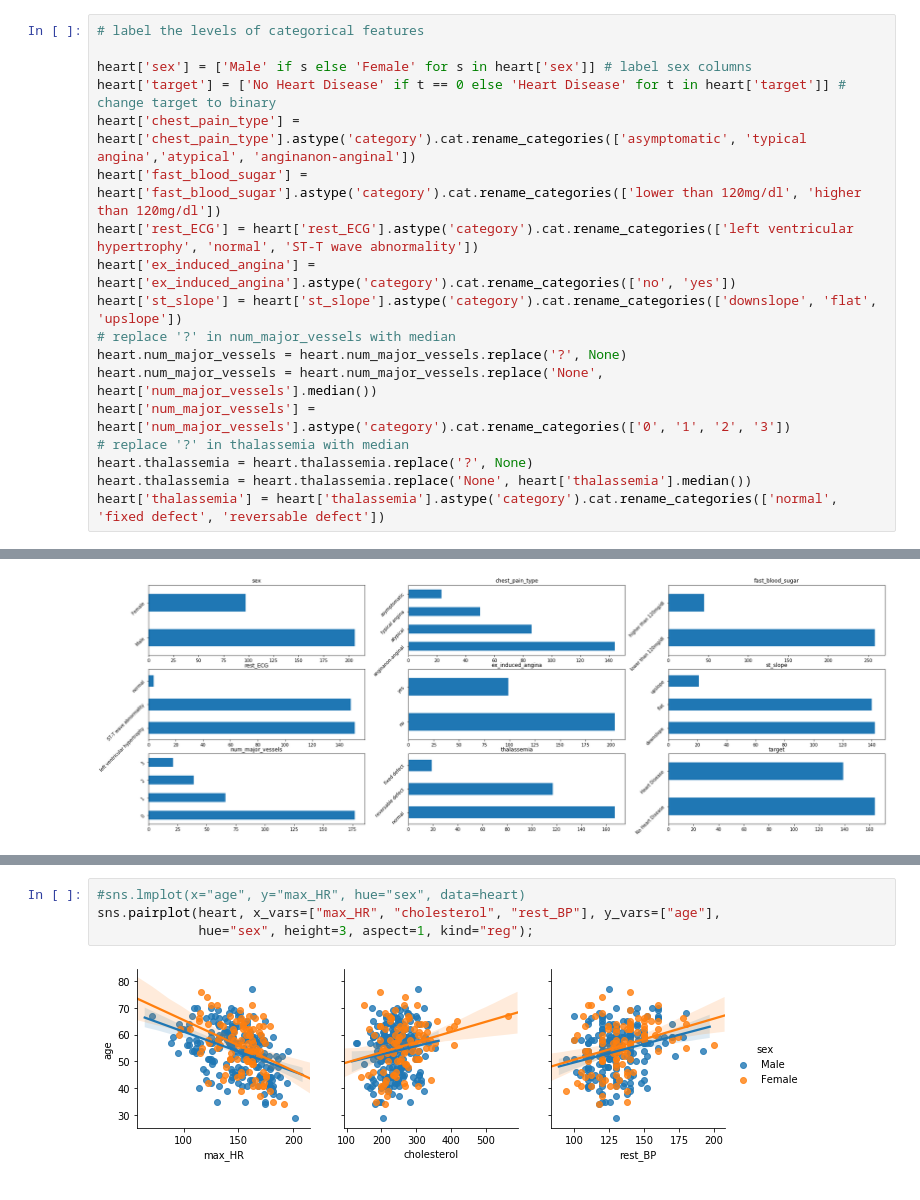
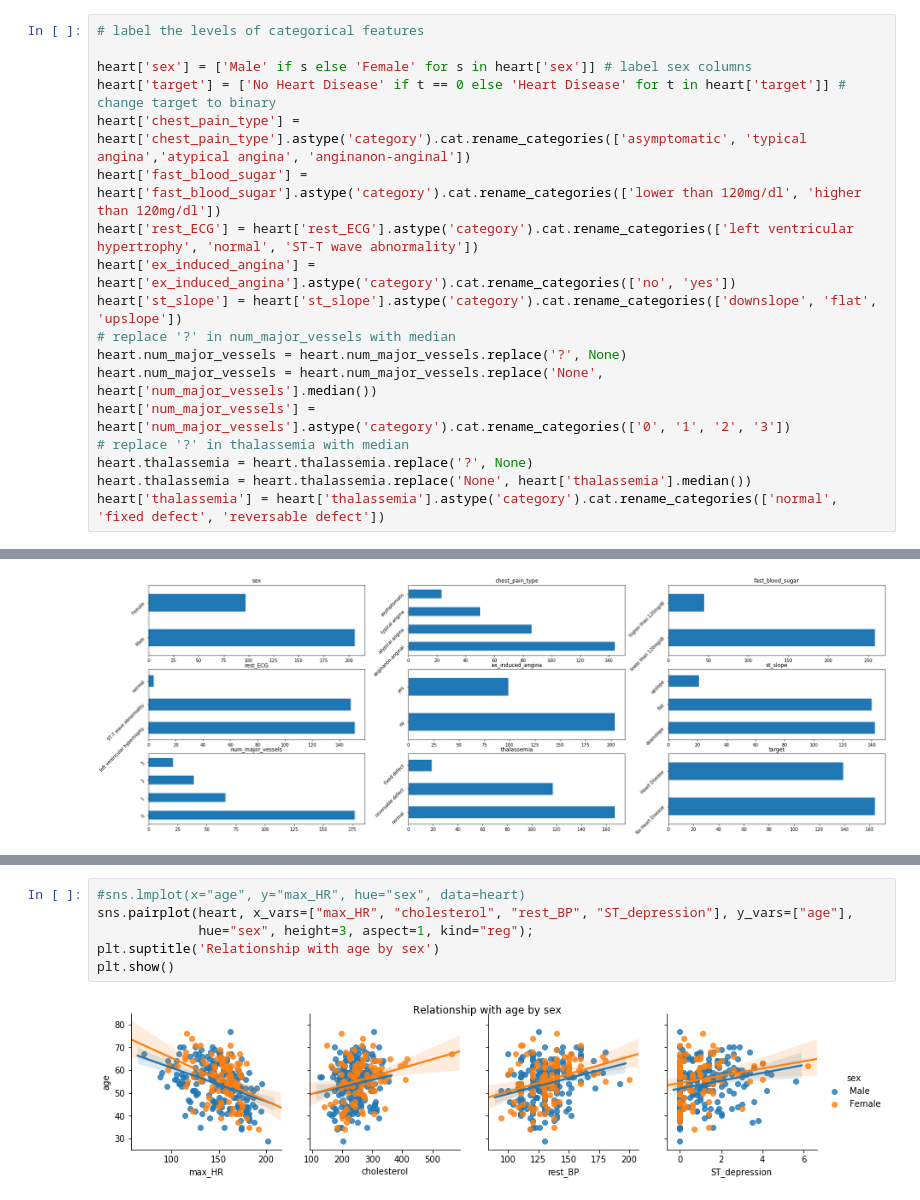
Before and after one commit to teyang-lau/Heart_Disease_Prediction, a Jupyter notebook: predictors-of-heart-disease-an-exploration.ipynb, the cells around one changed output, grey strips where cells are left out. Saved outputs shown, nothing was run; the diff lists cells and outputs as text.

```diff
--- a/predictors-of-heart-disease-an-exploration.ipynb
+++ b/predictors-of-heart-disease-an-exploration.ipynb
@@ -127,7 +137,7 @@ heart.columns = ['age', 'sex', 'chest_pain_type', 'rest_BP', 'cholesterol', 'fas
 
 heart['sex'] = ['Male' if s else 'Female' for s in heart['sex']] # label sex columns
 heart['target'] = ['No Heart Disease' if t == 0 else 'Heart Disease' for t in heart['target']] # change target to binary
-heart['chest_pain_type'] = heart['chest_pain_type'].astype('category').cat.rename_categories(['asymptomatic', 'typical angina','atypical', 'anginanon-anginal'])
+heart['chest_pain_type'] = heart['chest_pain_type'].astype('category').cat.rename_categories(['asymptomatic', 'typical angina','atypical angina', 'anginanon-anginal'])
 heart['fast_blood_sugar'] = heart['fast_blood_sugar'].astype('category').cat.rename_categories(['lower than 120mg/dl', 'higher than 120mg/dl'])
 heart['rest_ECG'] = heart['rest_ECG'].astype('category').cat.rename_categories(['left ventricular hypertrophy', 'normal', 'ST-T wave abnormality'])
 heart['ex_induced_angina'] = heart['ex_induced_angina'].astype('category').cat.rename_categories(['no', 'yes'])
@@ -245,6 +312,8 @@ fig.show()
 # %%
 #sns.lmplot(x="age", y="max_HR", hue="sex", data=heart)
-sns.pairplot(heart, x_vars=["max_HR", "cholesterol", "rest_BP"], y_vars=["age"],
+sns.pairplot(heart, x_vars=["max_HR", "cholesterol", "rest_BP", "ST_depression"], y_vars=["age"],
              hue="sex", height=3, aspect=1, kind="reg");
+plt.suptitle('Relationship with age by sex')
+plt.show()
 # %% [output]
-[figure, old version]
+[figure, new version]
```
Also changed, not shown: parts of 42 cells of this notebook.
